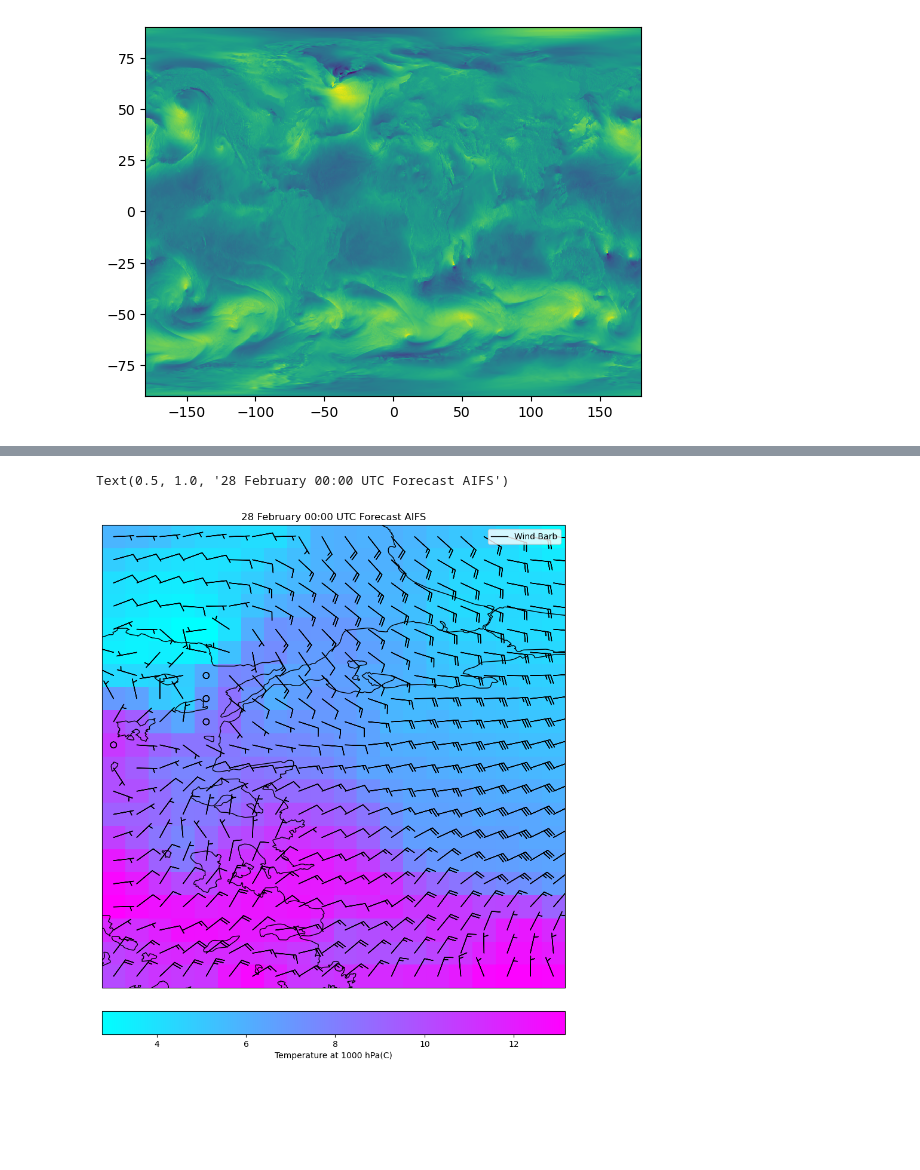
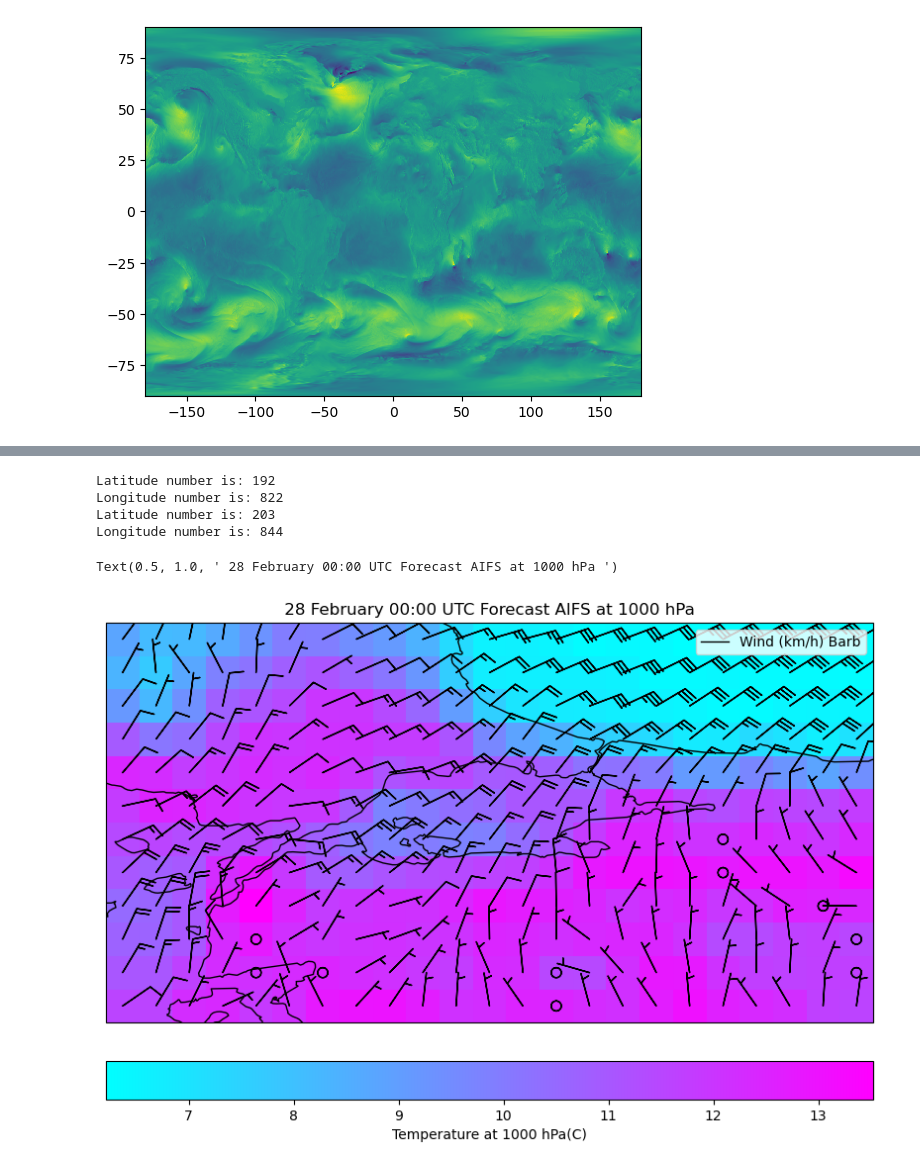
Before and after one commit to yagizzurkmez/Meteorological-Applications, a Jupyter notebook: Data_Analysis_ML/example_AIFS_data.ipynb, the cells around one changed output, grey strips where cells are left out. Saved outputs shown, nothing was run; the diff lists cells and outputs as text; code cells hidden in the pictures; blank space fills up the shorter version.

```diff
--- a/Data_Analysis_ML/example_AIFS_data.ipynb
+++ b/Data_Analysis_ML/example_AIFS_data.ipynb
@@ -55,0 +35,9 @@ Coordinates: (12/13)
+# %%
+#Finding wanted latitude and longitude
+
+def wanted_lat_lon(df,lat,lon):
+    lat_num=((max(df.latitude)-lat)*abs(1/(df.latitude[0]-df.latitude[1]))).round() # wanted latitude for spesific point
+    lon_num=(abs(min(df.longitude)-lon)*abs(1/(df.longitude[0]-df.longitude[1]))).round() # wanted longitude for spesific point
+    print(f"Latitude number is: {int(lat_num)}")
+    print(f"Longitude number is: {int(lon_num)}")
+    return int(lat_num), int(lon_num)
@@ -94,23 +87,34 @@ lon=df.longitude[(int((25/0.25)+(180/0.25))):(int((30/0.25)+(180/0.25)))]
+# %%
+lat_N, lon_W= wanted_lat_lon(df,42.1,25.46) #Marmara Region
+lat_S, lon_E= wanted_lat_lon(df,39.21,31.01)
+
+lat=df.latitude[lat_N:lat_S+1]
+lon=df.longitude[lon_W:lon_E+1]
+# %% [output]
+Latitude number is: 192
+Longitude number is: 822
+Latitude number is: 203
+Longitude number is: 844
 # %%
-wind_1000_u= df.u[0,0,(int(45/0.25)):(int(50/0.25)),(int((25/0.25)+(180/0.25))):(int((30/0.25)+(180/0.25)))]*3.6
-wind_1000_v= df.v[0,0,(int(45/0.25)):(int(50/0.25)),(int((25/0.25)+(180/0.25))):(int((30/0.25)+(180/0.25)))]*3.6
-temp_1000= df.t[0,0,(int(45/0.25)):(int(50/0.25)),(int((25/0.25)+(180/0.25))):(int((30/0.25)+(180/0.25)))]-273.15
+wind_1000_u= df.u[0,0,lat_N:lat_S+1,lon_W:lon_E+1]*3.6
+wind_1000_v= df.v[0,0,lat_N:lat_S+1,lon_W:lon_E+1]*3.6
+temp_1000= df.t[0,0,lat_N:lat_S+1,lon_W:lon_E+1]-273.15
 
 import cartopy.crs as ccrs
 from matplotlib.lines import Line2D
 
 fig, ax = plt.subplots(figsize=(10,15),subplot_kw={'projection': ccrs.PlateCarree()})
 ax.coastlines()
 b=plt.pcolormesh(lon,lat,temp_1000,cmap="cool")
 plt.barbs(lon,lat,wind_1000_u,wind_1000_v)
 a=plt.colorbar(b,orientation="horizontal",anchor=(0, 2), shrink=1)
 legend_handles = [
     Line2D([0], [0], color="black", lw=1, label="Wind (km/h) Barb")
 ]
 # Add legend
 plt.legend(handles=legend_handles, loc="upper right")
 a.set_label("Temperature at 1000 hPa(C)")
-plt.title(" 28 February 00:00 UTC Forecast AIFS ")
+plt.title(" 28 February 00:00 UTC Forecast AIFS at 1000 hPa ")
 # %% [output]
-Text(0.5, 1.0, '28 February 00:00 UTC Forecast AIFS')
+Text(0.5, 1.0, ' 28 February 00:00 UTC Forecast AIFS at 1000 hPa ')
-[figure, old version]
+[figure, new version]
```
Also changed, not shown: parts of 9 cells of this notebook.
